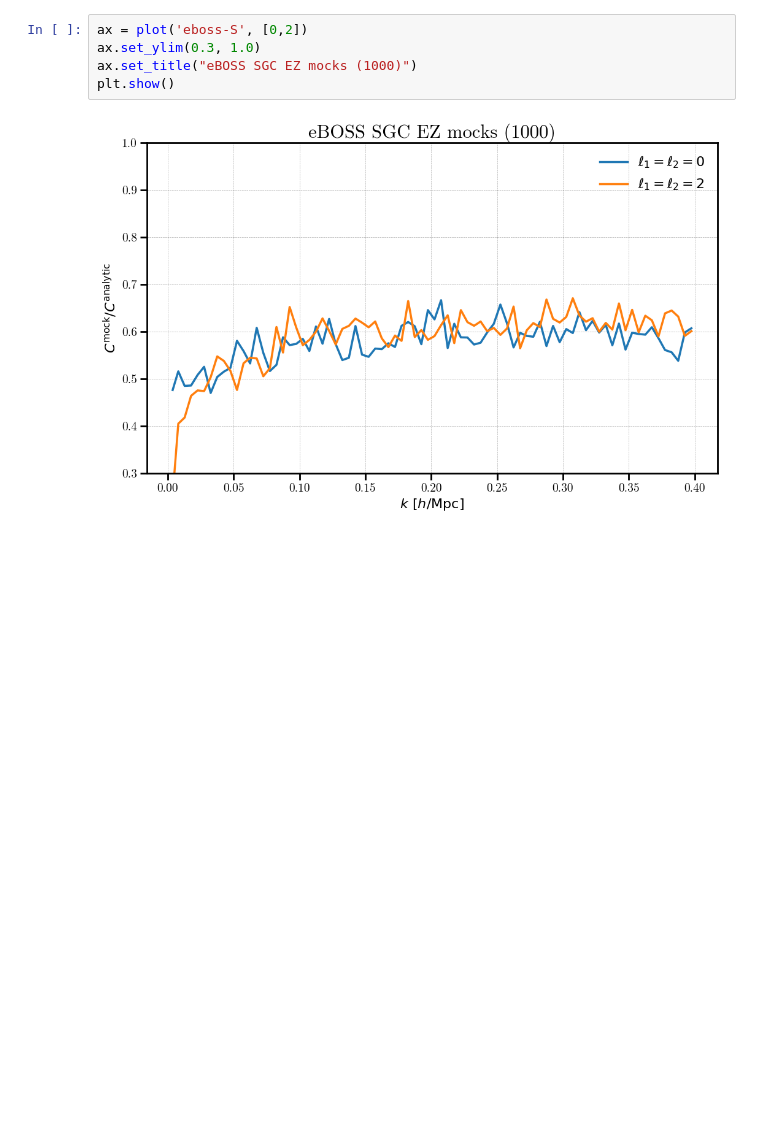
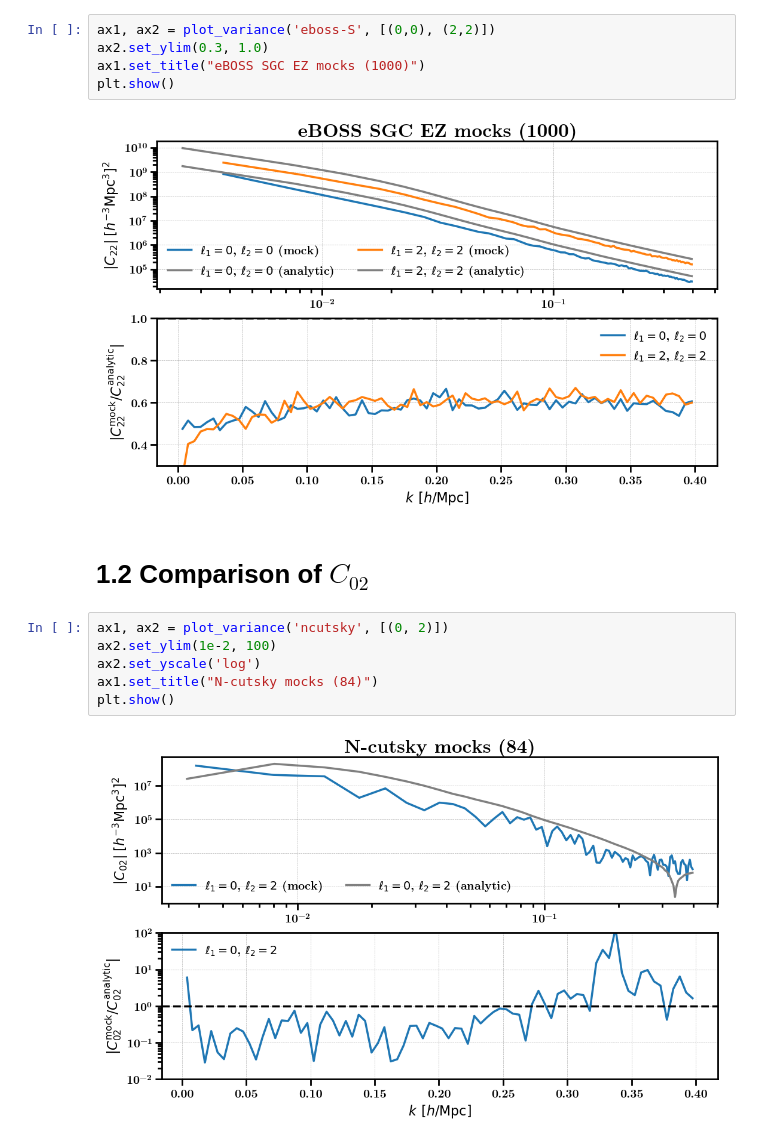
Before and after one commit to minaskar/CutskyCovariance, a Jupyter notebook: notebooks/empirical-vs-analytic.ipynb, the cells around one changed output. Drawn from its saved outputs; the diff is of its cells as text; blank space fills up the shorter version.

```diff
--- a/notebooks/empirical-vs-analytic.ipynb
+++ b/notebooks/empirical-vs-analytic.ipynb
@@ -64,7 +97,17 @@ plt.show()
 # %%
-ax = plot('eboss-S', [0,2])
-ax.set_ylim(0.3, 1.0)
-ax.set_title("eBOSS SGC EZ mocks (1000)")
+ax1, ax2 = plot_variance('eboss-S', [(0,0), (2,2)])
+ax2.set_ylim(0.3, 1.0)
+ax1.set_title("eBOSS SGC EZ mocks (1000)")
 plt.show()
 # %% [output]
-[figure, old version]
+[figure, new version]
+# %% [markdown]
+# 1.2 Comparison of $C_{02}$
+# %%
+ax1, ax2 = plot_variance('ncutsky', [(0, 2)])
+ax2.set_ylim(1e-2, 100)
+ax2.set_yscale('log')
+ax1.set_title("N-cutsky mocks (84)")
+plt.show()
+# %% [output]
+[figure, added]
```
Also changed, not shown: parts of 19 cells of this notebook.
